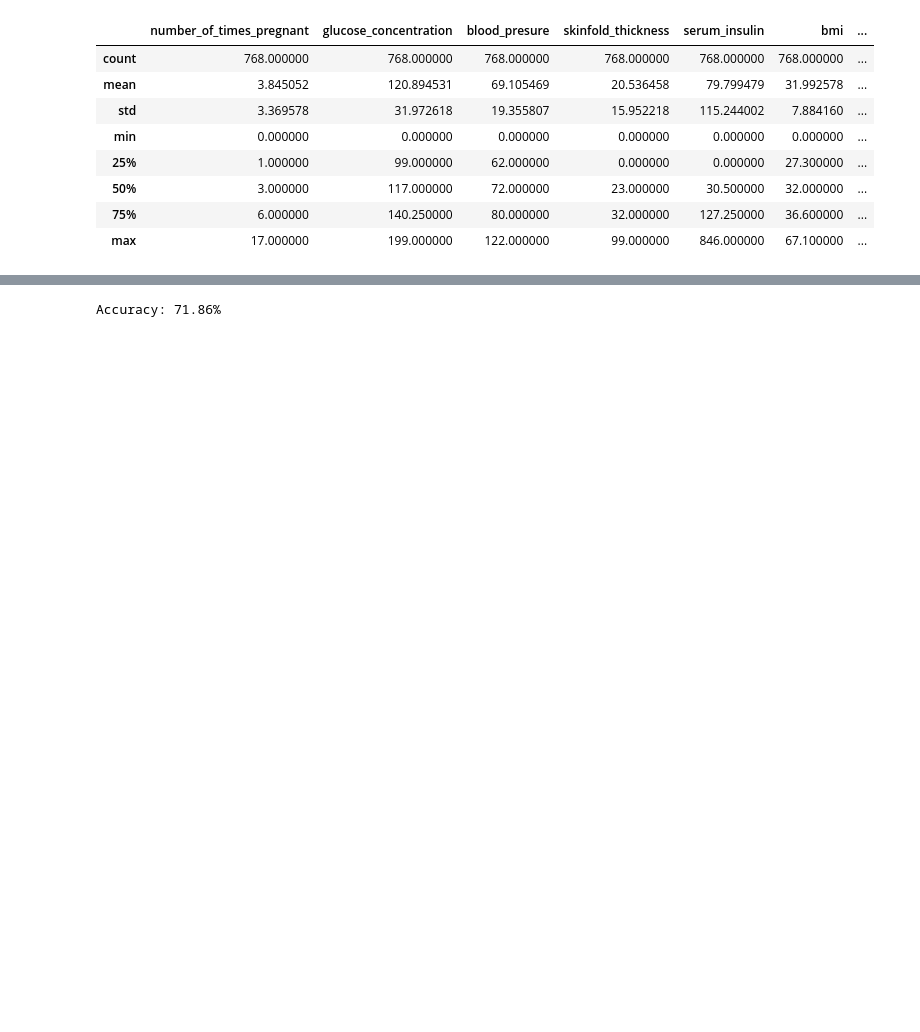
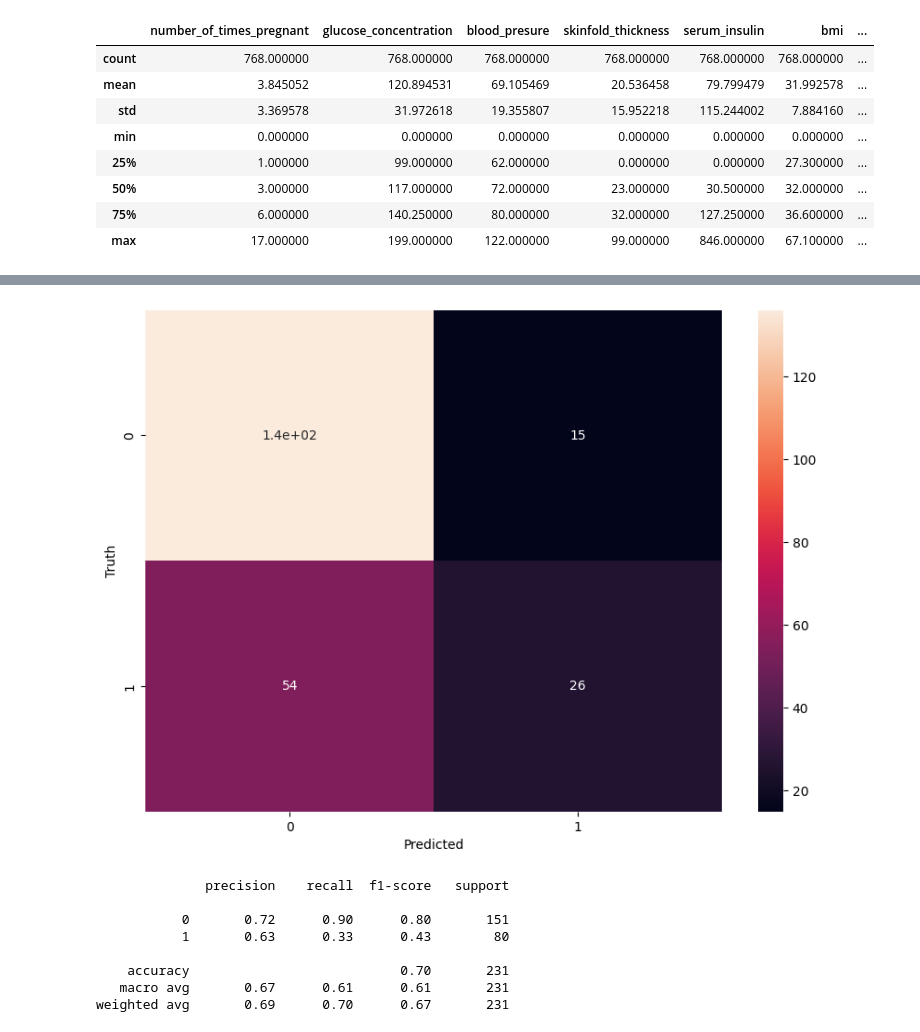
Before and after one commit to unworthyEnzyme/ml2, a Jupyter notebook: src/ml2/main.ipynb, the cells around one changed output, grey strips where cells are left out. Cells and saved outputs as stored; diff of their text form; code cells hidden in the pictures; blank space fills up the shorter version.

```diff
--- a/src/ml2/main.ipynb
+++ b/src/ml2/main.ipynb
@@ -81,15 +119,30 @@ Accuracy: 73.59%
 # %%
 # use multi-layer perceptron classifier
 from sklearn.neural_network import MLPClassifier
 
 model = MLPClassifier(hidden_layer_sizes=(100, 100), max_iter=1000)
 model.fit(X_train, y_train)
 
 # make predictions
 y_pred = model.predict(X_test)
 
 # evaluate the model
-accuracy = accuracy_score(y_test, y_pred)
-print(f'Accuracy: {accuracy * 100:.2f}%')
+confusion = metrics.confusion_matrix(y_test, y_pred)
+plt.figure(figsize=(10, 7))
+sns.heatmap(confusion, annot=True)
+plt.title('Multi-Layer Perceptron Confusion Matrix')
+plt.xlabel('Predicted')
+plt.ylabel('Truth')
+plt.show()
+
+print(metrics.classification_report(y_test, y_pred))
 # %% [output]
+[figure, added]
-Accuracy: 71.86%
+              precision    recall  f1-score   support
+
+           0       0.72      0.90      0.80       151
+           1       0.63      0.33      0.43        80
+
+    accuracy                           0.70       231
+   macro avg       0.67      0.61      0.61       231
+weighted avg       0.69      0.70      0.67       231
```
Also changed, not shown: parts of 4 cells of this notebook.
